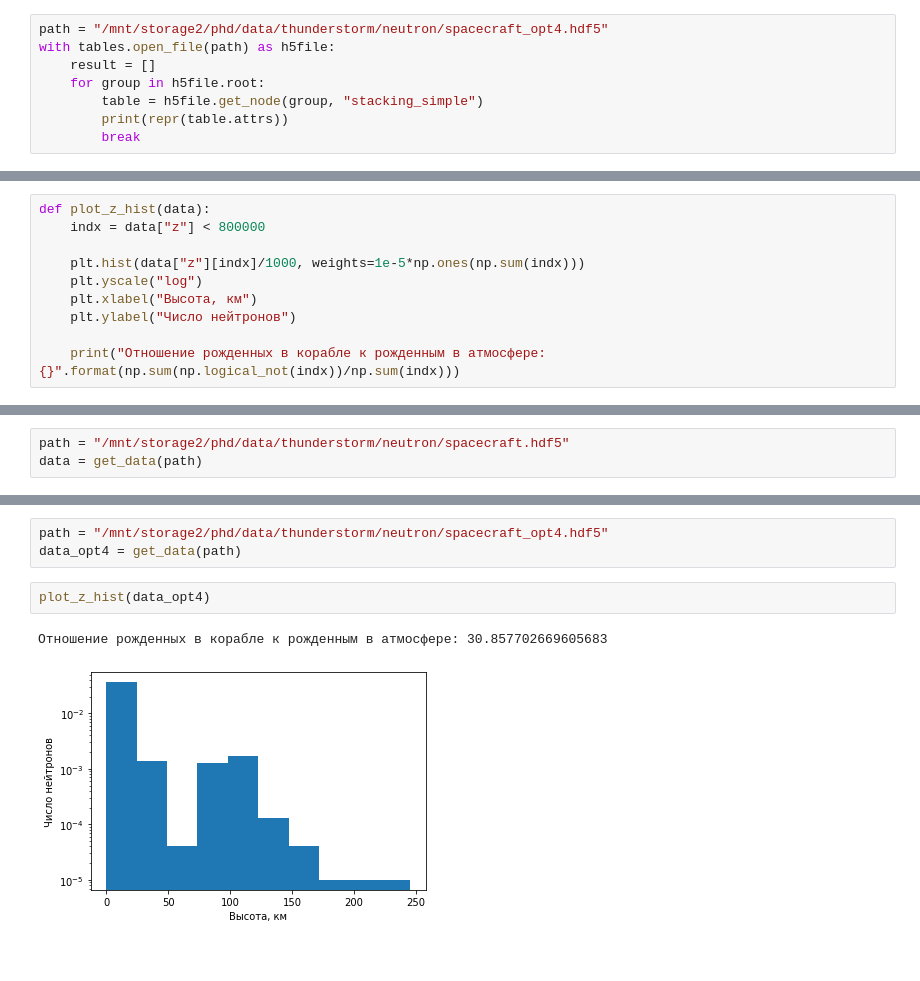
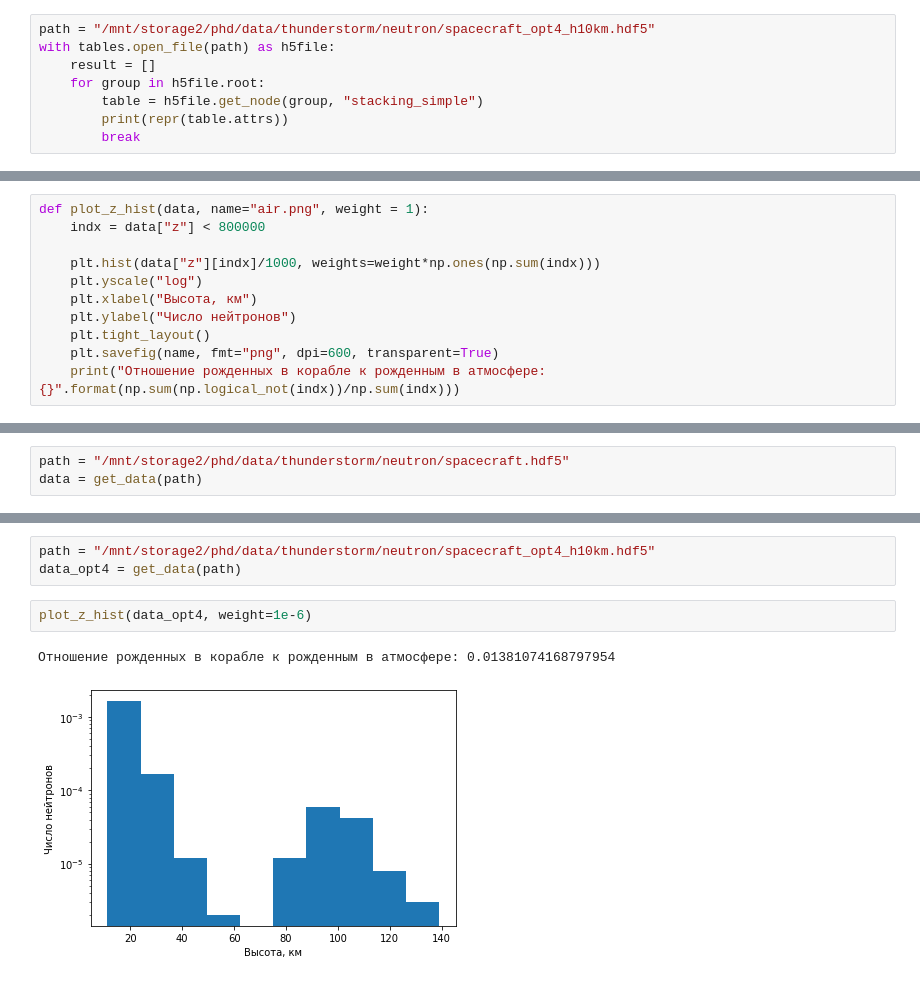
Before and after one commit to Zelenyy/phd-code, a Jupyter notebook: notebooks/22.NeutronCheebes.ipynb, the cells around one changed output, grey strips where cells are left out. Drawn from its saved outputs; the diff is of its cells as text.

```diff
--- a/notebooks/22.NeutronCheebes.ipynb
+++ b/notebooks/22.NeutronCheebes.ipynb
@@ -8,7 +8,7 @@ import matplotlib as mpl
 path = "/mnt/storage2/phd/data/thunderstorm/neutron/spacecraft.hdf5"
 path = "/mnt/storage2/phd/data/thunderstorm/neutron/spacecraft_opt4.hdf5"
 # %%
-path = "/mnt/storage2/phd/data/thunderstorm/neutron/spacecraft_opt4.hdf5"
+path = "/mnt/storage2/phd/data/thunderstorm/neutron/spacecraft_opt4_h10km.hdf5"
 with tables.open_file(path) as h5file:
     result = []
     for group in h5file.root:
@@ -43,12 +43,13 @@ def get_data(path):
             result.append(data)
         return np.hstack(result)
 # %%
-def plot_z_hist(data):
+def plot_z_hist(data, name="air.png", weight = 1):
     indx = data["z"] < 800000
 
-    plt.hist(data["z"][indx]/1000, weights=1e-5*np.ones(np.sum(indx)))
+    plt.hist(data["z"][indx]/1000, weights=weight*np.ones(np.sum(indx)))
     plt.yscale("log")
     plt.xlabel("Высота, км")
     plt.ylabel("Число нейтронов")
-
+    plt.tight_layout()
+    plt.savefig(name, fmt="png", dpi=600, transparent=True)
     print("Отношение рожденных в корабле к рожденным в атмосфере: {}".format(np.sum(np.logical_not(indx))/np.sum(indx)))
@@ -73,9 +120,9 @@ plot_spacecraft(data)
 # %%
-path = "/mnt/storage2/phd/data/thunderstorm/neutron/spacecraft_opt4.hdf5"
+path = "/mnt/storage2/phd/data/thunderstorm/neutron/spacecraft_opt4_h10km.hdf5"
 data_opt4 = get_data(path)
 # %%
-plot_z_hist(data_opt4)
+plot_z_hist(data_opt4, weight=1e-6)
 # %% [output]
-Отношение рожденных в корабле к рожденным в атмосфере: 30.857702669605683
+Отношение рожденных в корабле к рожденным в атмосфере: 0.01381074168797954
-[figure, old version]
+[figure, new version]
 # %%
```
Also changed, not shown: parts of 10 cells of this notebook, 3 other files.
